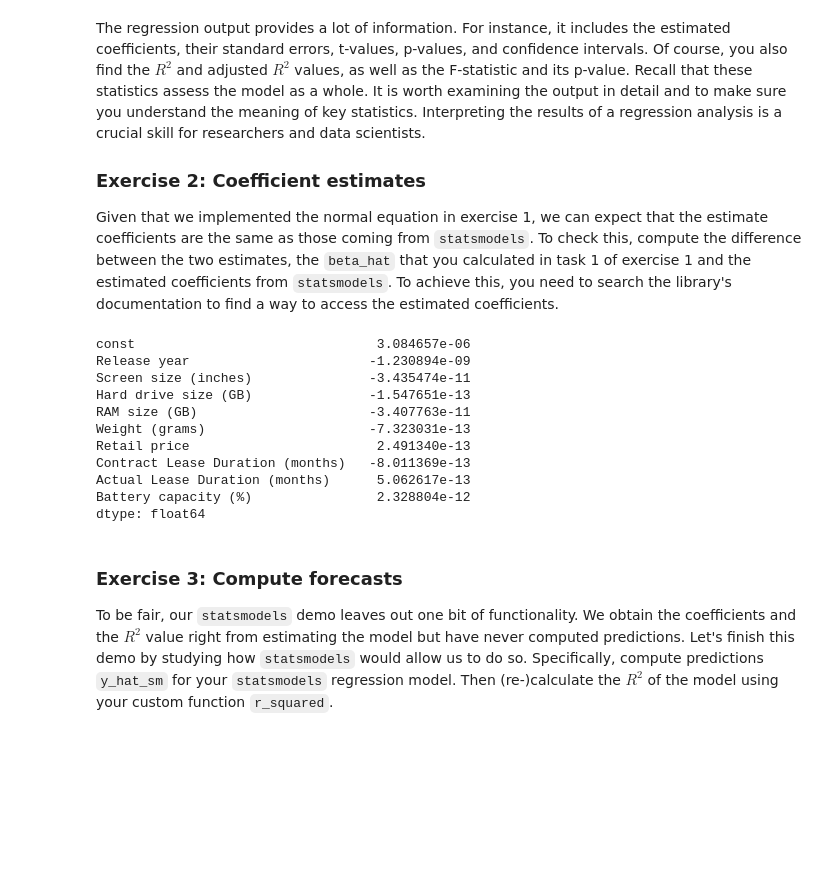
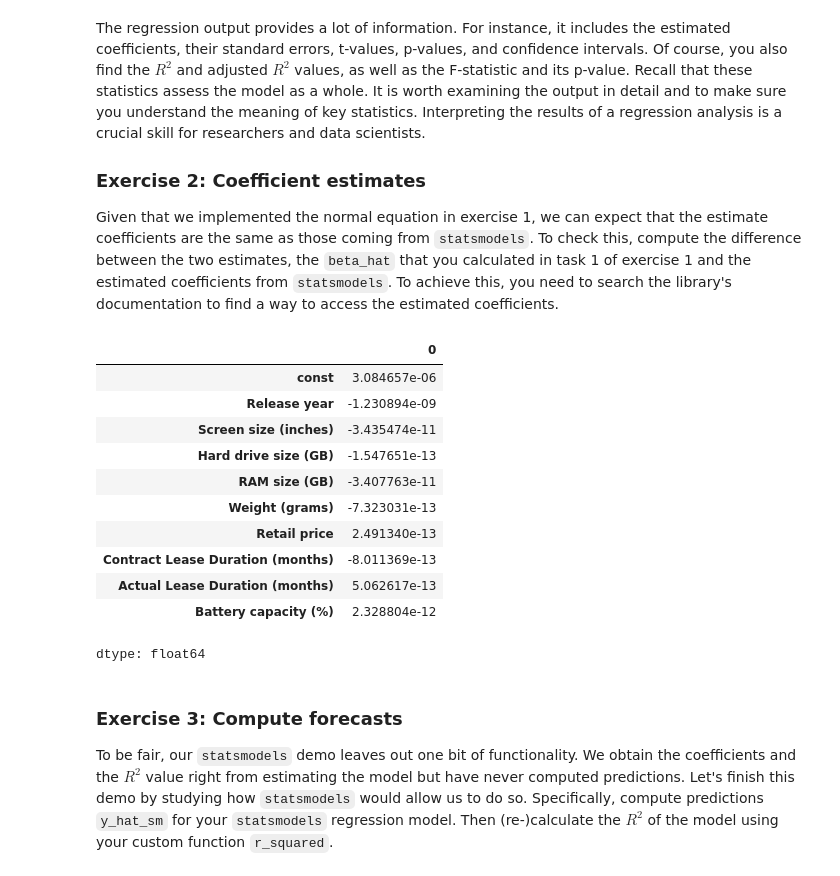
Before and after one commit to pqmc8fpwj7-ai/trading-bot, a Jupyter notebook: tutorial_notebooks/5_SML_for_regression_tasks.ipynb, the cells around one changed output. Drawn from its saved outputs; the diff is of its cells as text; code cells hidden in the pictures; blank space fills up the shorter version.

```diff
--- a/tutorial_notebooks/5_SML_for_regression_tasks.ipynb
+++ b/tutorial_notebooks/5_SML_for_regression_tasks.ipynb
@@ -226,23 +227,28 @@ Given that we implemented the normal equation in exercise 1, we can expect that
 # %%
 # Estimated coefficients from statsmodels
 model.params
 
 
 # Difference between the estimates
 beta_sm = model.params
 difference = beta_hat - beta_sm
-print(difference)
+difference
+
+#ix = (model.pvalues < 0,05).values #only take the significant values
+#ix[0] = True # keep intercept
+#X_const.loc[:, ix]
 # %% [output]
+|  | 0 |
+| const | 3.084657e-06 |
+| Release year | -1.230894e-09 |
+| Screen size (inches) | -3.435474e-11 |
+| Hard drive size (GB) | -1.547651e-13 |
+| RAM size (GB) | -3.407763e-11 |
+| Weight (grams) | -7.323031e-13 |
+| Retail price | 2.491340e-13 |
+| Contract Lease Duration (months) | -8.011369e-13 |
+| Actual Lease Duration (months) | 5.062617e-13 |
+| Battery capacity (%) | 2.328804e-12 |
-const                               3.084657e-06
-Release year                       -1.230894e-09
-Screen size (inches)               -3.435474e-11
-Hard drive size (GB)               -1.547651e-13
-RAM size (GB)                      -3.407763e-11
-Weight (grams)                     -7.323031e-13
-Retail price                        2.491340e-13
-Contract Lease Duration (months)   -8.011369e-13
-Actual Lease Duration (months)      5.062617e-13
-Battery capacity (%)                2.328804e-12
 dtype: float64
 # %% [markdown]
 ### Exercise 3: Compute forecasts
```
Also changed, not shown: parts of 4 cells of this notebook.
